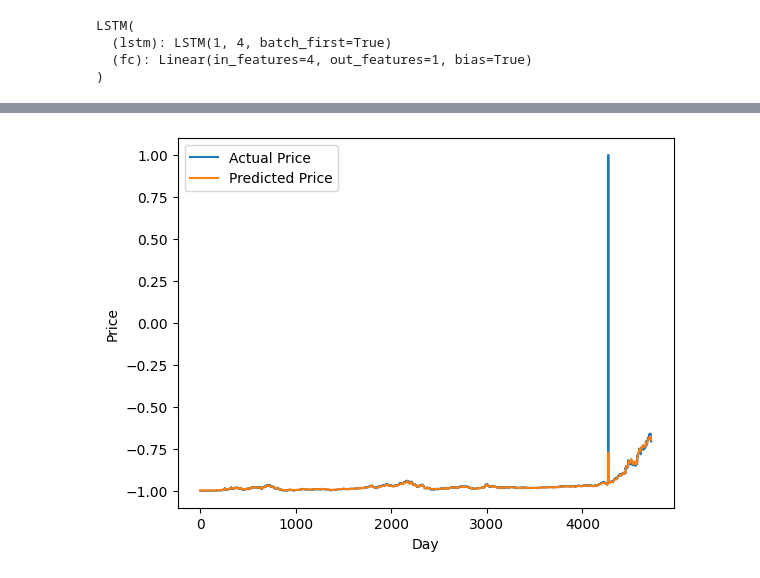
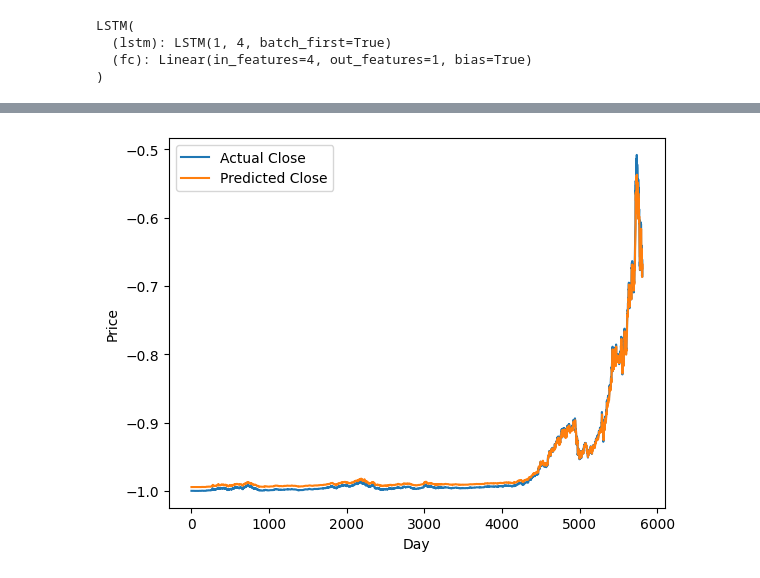
Before and after one commit to DPareek15/share-price-predictor, a Jupyter notebook: notebook.ipynb, the cells around one changed output, grey strips where cells are left out. Saved outputs shown, nothing was run; the diff lists cells and outputs as text; code cells hidden in the pictures.

```diff
--- a/notebook.ipynb
+++ b/notebook.ipynb
@@ -25,4 +26,4 @@ data
 # %%
-data = data[["Date", "Price"]]
+data = data[["Close"]]
 data
 # %% [output]
@@ -45,7 +47,5 @@ device
 # %% [output]
 'cpu'
 # %%
-data["Date"] = pd.to_datetime(data["Date"])
-data.sort_values("Date", inplace=True)
-plt.plot(data["Date"], data["Price"])
+plt.plot(data["Close"])
 # %% [output]
@@ -67,17 +58,15 @@ from copy import deepcopy as dc
 def prepare_dataframe_for_lstm(df, n_steps):
     df = dc(df)
 
-    df.set_index("Date", inplace=True)
-
     for i in range(1, n_steps + 1):
-        df[f"Price(t-{i})"] = df["Price"].shift(i)
+        df[f"Close(t-{i})"] = df["Close"].shift(i)
 
     df.dropna(inplace=True)
 
     return df
 
 
-lookback = 30
+lookback = 15
 shifted_df = prepare_dataframe_for_lstm(data, lookback)
 shifted_df
 # %% [output]
@@ -159,5 +154,5 @@ array([[-0.99873538, -0.99936769, -0.99936769, ..., -0.99936769,
 # %%
-split_index = int(len(X) * 0.95)
+split_index = int(len(X) * 0.90)
 
 split_index
 # %% [output]
@@ -339,15 +334,15 @@ Val Loss: 0.001
 # %%
 with torch.no_grad():
     predicted = model(X_train.to(device)).to("cpu").numpy()
 
-plt.plot(y_train, label="Actual Price")
-plt.plot(predicted, label="Predicted Price")
+plt.plot(y_train, label="Actual Close")
+plt.plot(predicted, label="Predicted Close")
 plt.xlabel("Day")
 plt.ylabel("Price")
 plt.legend()
 plt.show()
 # %% [output]
-[figure, old version]
+[figure, new version]
 # %%
 train_predictions = predicted.flatten()
 
```
Also changed, not shown: parts of 22 cells of this notebook, 3 other files.
